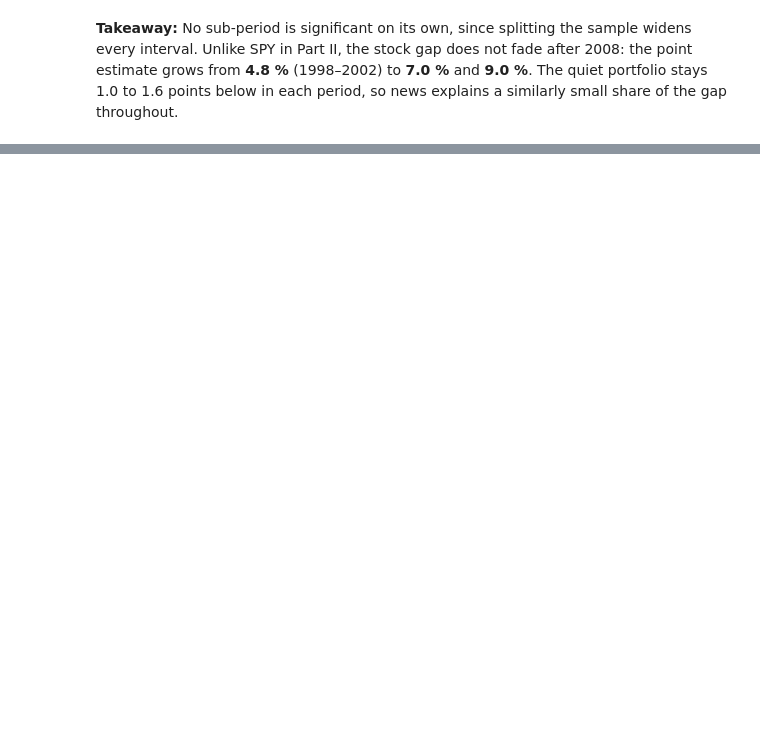
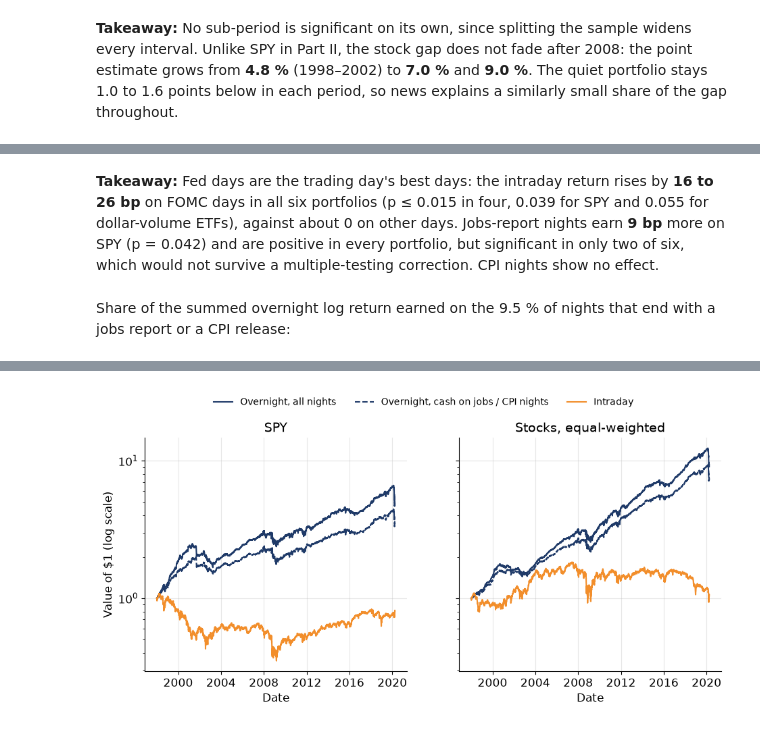
Before and after one commit to theanalysts-ada/Project_ADA_Stock_Markets_TheAnalysts, a Jupyter notebook: results.ipynb, the cells around one changed output, grey strips where cells are left out. Cells and saved outputs as stored; diff of their text form; code cells hidden in the pictures; blank space fills up the shorter version.

Commit message:
Add Part IV.6: macroeconomic news, with executed notebook results

```diff
--- a/results.ipynb
+++ b/results.ipynb
@@ -990,0 +995,11 @@ quiet_gap_by_period(news_ports)
+# %%
+from src.data.macro import fomc_dates, bls_release_dates
+from src.analysis.macro import place_events, macro_flags, event_counts, macro_regression, macro_decomposition, macro_free_gap, macro_paths
+from src.visualization.news import plot_macro_paths
+
+events = pd.concat([bls_release_dates(f"{STUDY_START_YEAR}-01-01", "2020-04-30"), fomc_dates(STUDY_START_YEAR, 2020)])
+placed = place_events(events, windows)
+macro = macro_flags(placed, windows)
+macro_ports = {"SPY": study.loc[study["ticker"] == "SPY", ["date", "r_night", "r_day"]], **ports,
+               "Covered stocks, quiet": news_ports["quiet"]}
+event_counts(placed, f"{STUDY_START_YEAR}-01-01", str(study["date"].max().date()))
@@ -990,0 +1035,8 @@ quiet_gap_by_period(news_ports)
+# %% [markdown]
+**Takeaway:** Fed days are the trading day's best days: the intraday return rises by **16 to 26 bp** on FOMC days in all six portfolios (p ≤ 0.015 in four, 0.039 for SPY and 0.055 for dollar-volume ETFs), against about 0 on other days. Jobs-report nights earn **9 bp** more on SPY (p = 0.042) and are positive in every portfolio, but significant in only two of six, which would not survive a multiple-testing correction. CPI nights show no effect.
+# %% [markdown]
+Share of the summed overnight log return earned on the 9.5 % of nights that end with a jobs report or a CPI release:
+# %%
+display(pd.concat({name: macro_decomposition(daily, macro) for name, daily in macro_ports.items()}))
+fig = plot_macro_paths({name: macro_paths(macro_ports[name], macro) for name in ["SPY", "Stocks, equal-weighted"]})
+# %% [output]
@@ -990,0 +1056 @@ quiet_gap_by_period(news_ports)
+[figure, added]
```
Also changed, not shown: parts of 20 cells of this notebook.
